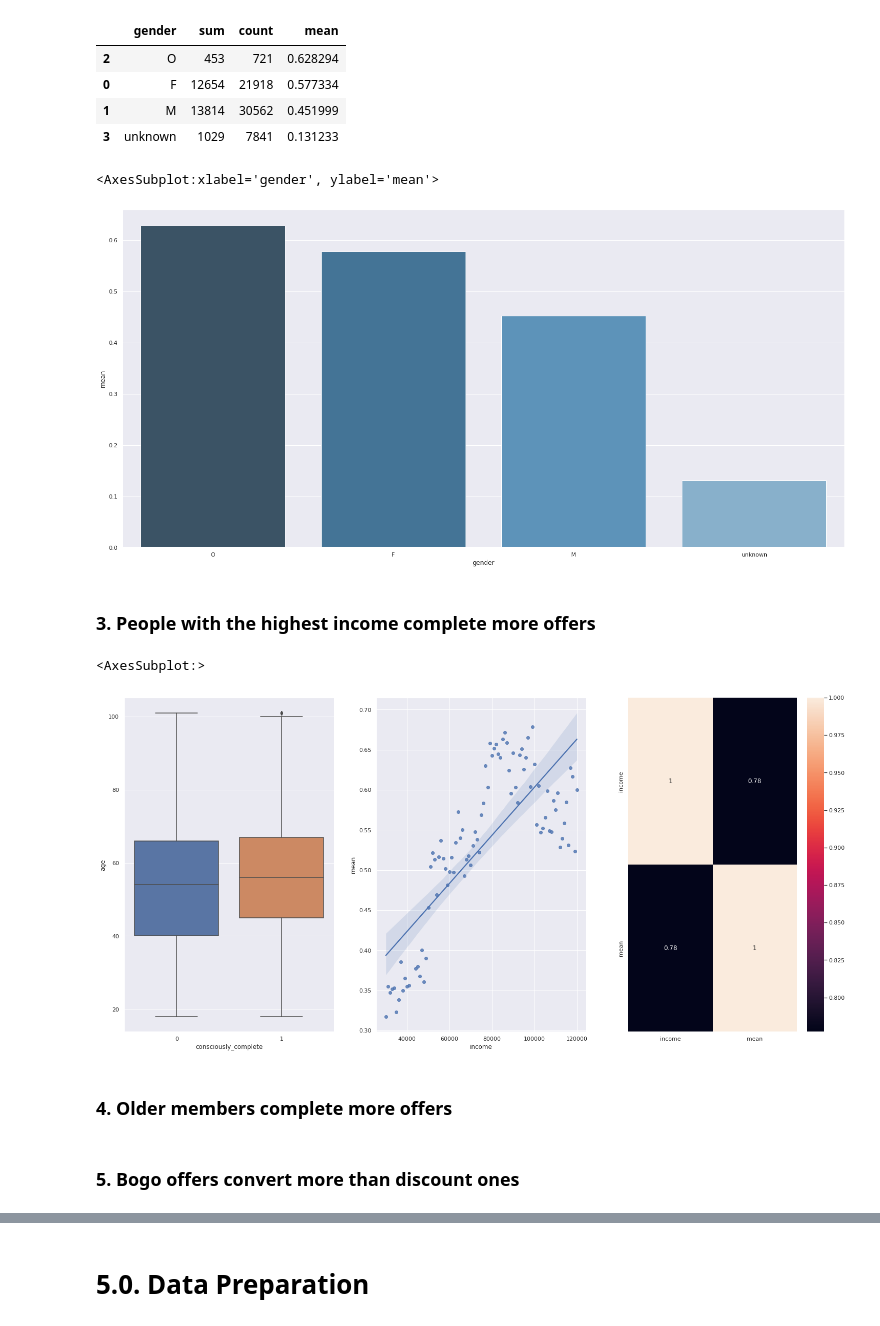
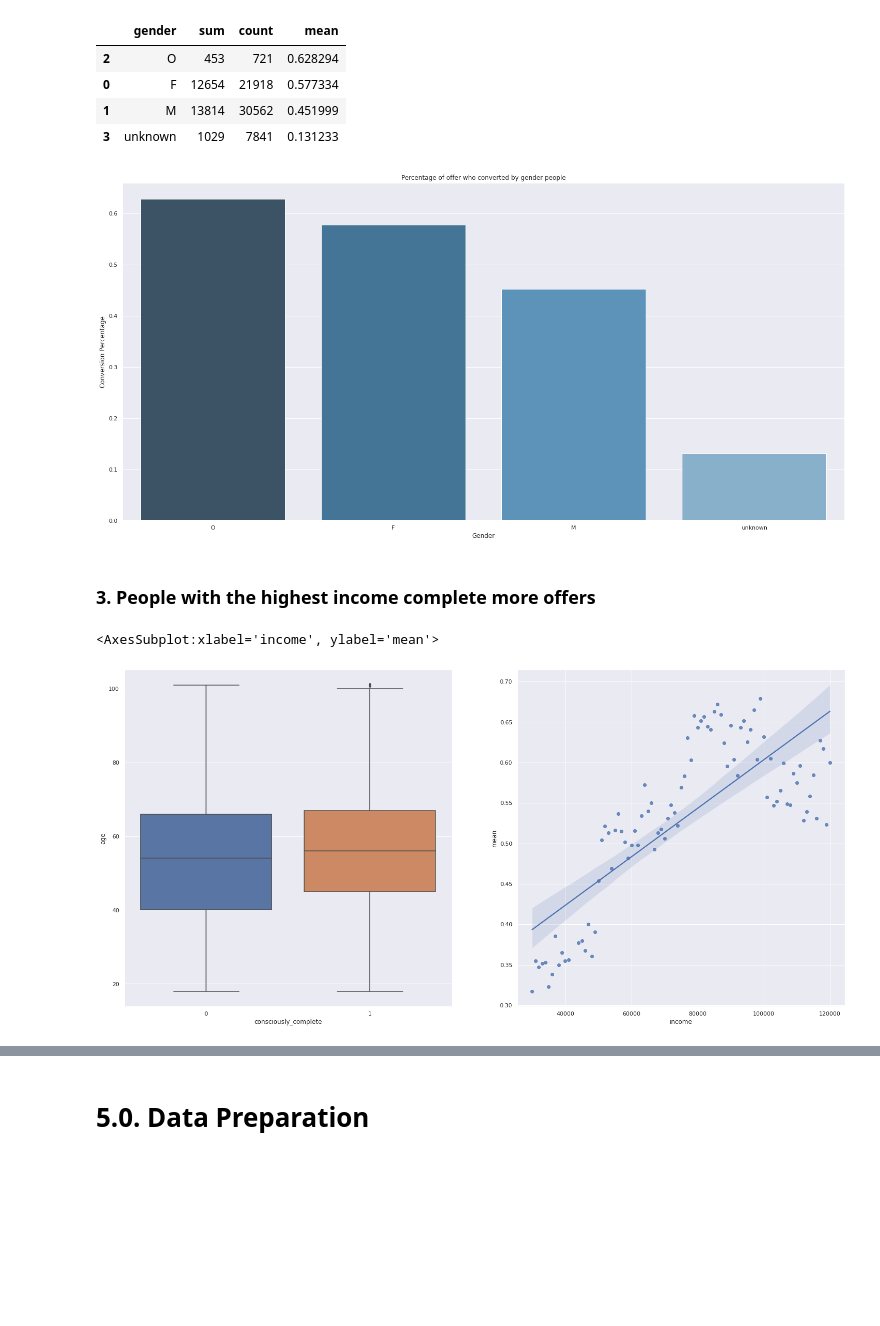
Before and after one commit to tadeucbm/Starbucks-Capstone, a Jupyter notebook: offer_predict.ipynb, the cells around one changed output, grey strips where cells are left out. Drawn from its saved outputs; the diff is of its cells as text; code cells hidden in the pictures; blank space fills up the shorter version.

```diff
--- a/offer_predict.ipynb
+++ b/offer_predict.ipynb
@@ -484,9 +489,14 @@ aux
 # %%
 palettes = sns.color_palette('Blues_d', n_colors=4)[::-1]
 sns.barplot(x=aux['gender'], y=aux['mean'], palette=palettes)
+
+plt.title('Percentage of offer who converted by gender people')
+plt.ylabel('Conversion Percentage')
+plt.xlabel('Gender')
+
+plt.savefig('img/gender')
 # %% [output]
-<AxesSubplot:xlabel='gender', ylabel='mean'>
-[figure, old version]
+[figure, new version]
 # %% [markdown]
 ### 3. People with the highest income complete more offers
 # %%
@@ -506,21 +516,13 @@ for index, row in aux_2.iterrows():
     if row['mean'] > upper or row['mean'] < lower:
         aux_2.drop(index, inplace=True)
 # %%
-grid = plt.GridSpec(1, 3)
+grid = plt.GridSpec(1, 2)
 
 plt.subplot(grid[0, 0])
 a = sns.boxplot(x=df4['consciously_complete'], y=df4['age'])
 
 plt.subplot(grid[0, 1])
 sns.regplot(x=aux_2['income'], y=aux_2['mean'])
-
-plt.subplot(grid[0, 2])
-corr_ = aux_2[['income', 'mean']].corr(method='pearson')
-sns.heatmap(corr_, annot=True)
 # %% [output]
-<AxesSubplot:>
+<AxesSubplot:xlabel='income', ylabel='mean'>
-[figure, old version]
+[figure, new version]
-# %% [markdown]
-### 4. Older members complete more offers
-# %% [markdown]
-### 5. Bogo offers convert more than discount ones
```
Also changed, not shown: parts of 9 cells of this notebook, 4 other files.
